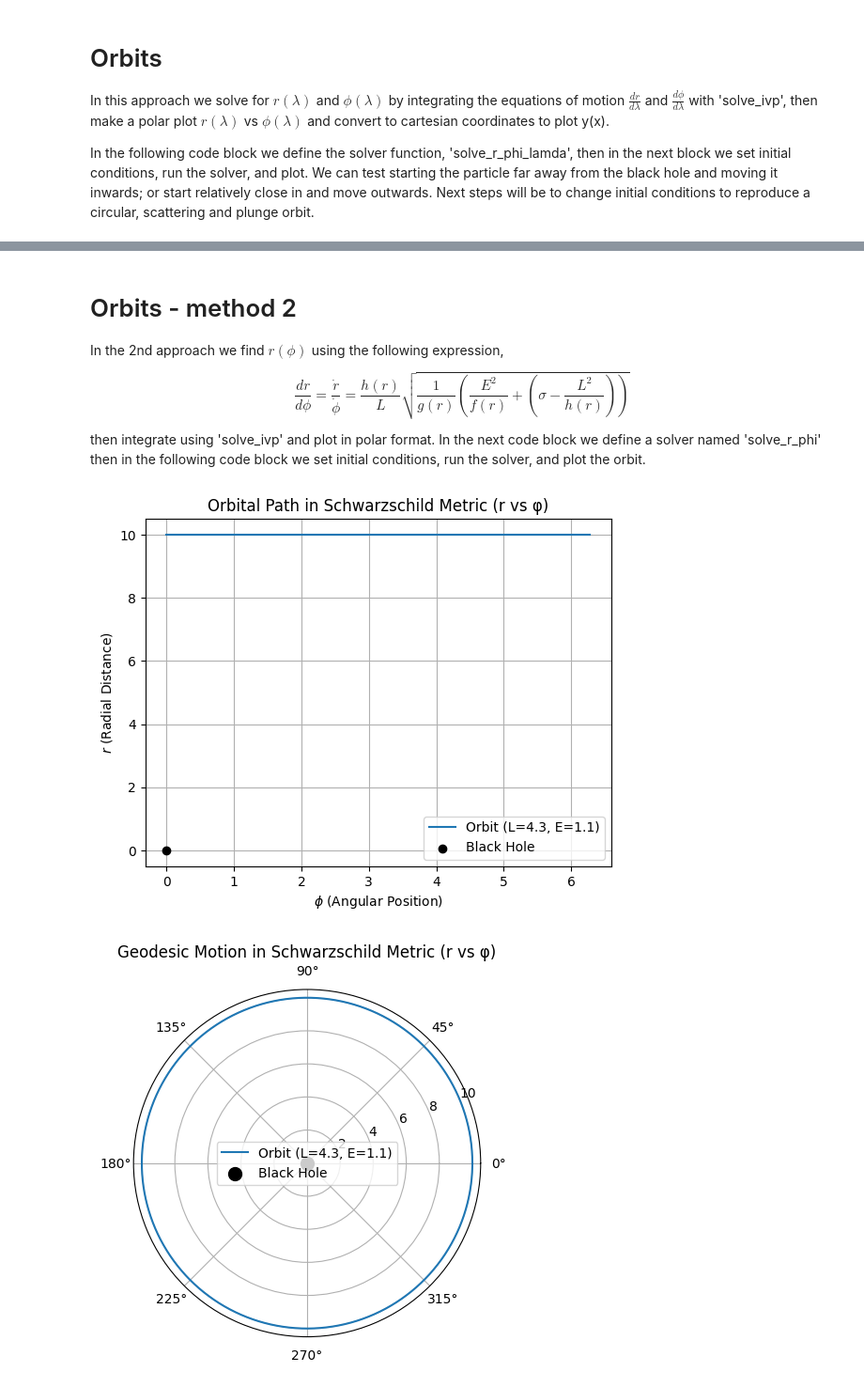
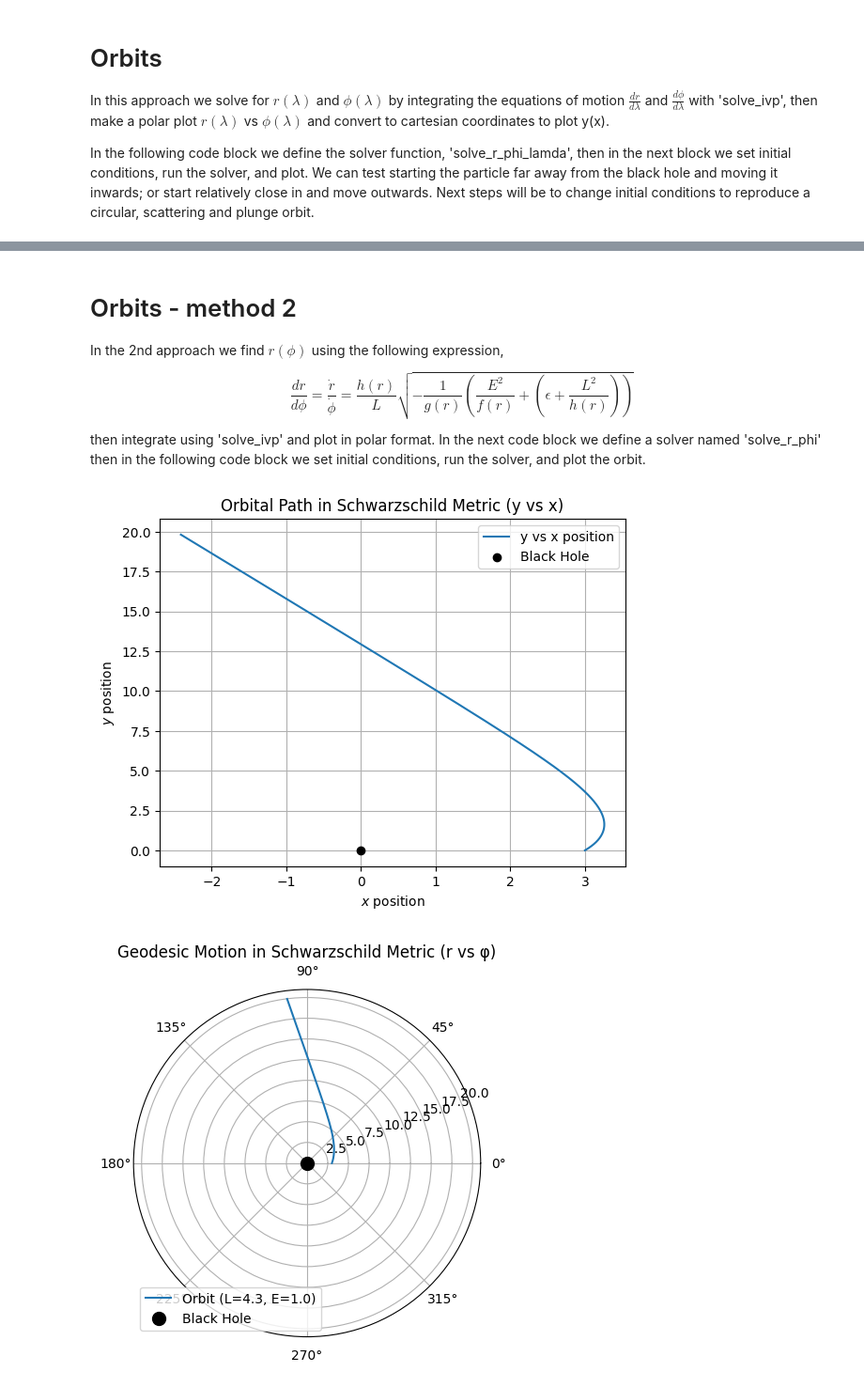
Before and after one commit to AdamSmithOrlik/quantum-black-holes, a Jupyter notebook: sue/research-2.ipynb, the cells around one changed output, grey strips where cells are left out. Shown at 94% size. Saved outputs shown, nothing was run; the diff lists cells and outputs as text; code cells hidden in the pictures.

Commit message:
add orbits Feb27

```diff
--- a/sue/research-2.ipynb
+++ b/sue/research-2.ipynb
@@ -439,7 +501,7 @@ Initial dr/dlambda: 1.02908522743141
 
 In the 2nd approach we find $r(\phi)$ using the following expression,
 
-$$\frac{dr}{d\phi} = \frac{\dot{r}}{\dot{\phi}} = \frac{h(r)}{L} \sqrt{\frac{1}{g(r)} \left( \frac{E^2}{f(r)} + \left( \sigma - \frac{L^2}{h(r)} \right) \right)}$$
+$$\frac{dr}{d\phi} = \frac{\dot{r}}{\dot{\phi}} = \frac{h(r)}{L} \sqrt{-\frac{1}{g(r)} \left( \frac{E^2}{f(r)} + \left( \epsilon +\frac{L^2}{h(r)} \right) \right)}$$
 
 then integrate using 'solve_ivp' and plot in polar format. In the next code block we define a solver named 'solve_r_phi' then in the following code block we set initial conditions, run the solver, and plot the orbit.
 # %%
@@ -447,7 +509,7 @@ then integrate using 'solve_ivp' and plot in polar format. In the next code bloc
 # define dr/dphi solver function for integration
 def solve_r_phi(params, phi_range, r_init, epsilon=0):
 
-    E, L, M, Q_b, Q_c = params  # unpack parameters
+    E, L, M, Q_b, Q_c, r_max = params  # unpack parameters
 
     def dr_dphi(phi, y):
         r = y[0]
@@ -460,8 +522,7 @@ def solve_r_phi(params, phi_range, r_init, epsilon=0):
         hh = h(r, M, Q_c)
         ff = f(r, M, Q_b, Q_c)
         gg = g(r, M, Q_b, Q_c)
-        # adjust dr_dphi for quantum corrections
-        dr_dphi = (hh / L) * np.sqrt(max(0, 1 / gg * (E**2 / ff + (epsilon - L**2 / hh))))
+        dr_dphi = (hh / L) * gr.s.sqrt(max(0, -1 / gg * (E**2 / ff + (L**2 / hh + epsilon))))
         return [dr_dphi]
 
     # Solve the ODE
@@ -469,38 +530,43 @@ def solve_r_phi(params, phi_range, r_init, epsilon=0):
     return sol
 # %%
 # Block 10
-# code to integrate dr_dphi and display as a polar plot
+# code to integrate dr_dphi and display as a polar plot and cartesian plot
 
 # initial conditions
-phi_range = (0, 2 * np.pi)
-r_init = 5 * rs1
-params = [E1, L1, M1, Q_b1, Q_c1]
-r_max = 10 * rs1
-sol_r_phi = solve_r_phi(params, phi_range, r_init)
+phi_range2 = (0, 2 * np.pi)
+r_init2 = 1.5 * rs1
+r_max2 = 10 * rs1
+params2 = [E1, L1, M1, Q_b1, Q_c1, r_max2]
+sol_r_phi = solve_r_phi(params2, phi_range2, r_init2)
 
 # extract solution
-phi_vals = sol_r_phi.t
-r_vals = sol_r_phi.y[0]
-valid_indices = r_vals <= r_max
-phi_vals2 = phi_vals[valid_indices]
-r_vals2 = r_vals[valid_indices]
+phi_vals2 = sol_r_phi.t
+r_vals2 = sol_r_phi.y[0]
+valid_indices = r_vals2 <= r_max2
+phi_vals3 = phi_vals2[valid_indices]
+r_vals3 = r_vals2[valid_indices]
 
-plt.plot(phi_vals2, r_vals2, label=f'Orbit (L={L1}, E={E1})')
+# convert to cartesian coords
+x2 = r_vals3 * np.cos(phi_vals3)
+y2 = r_vals3 * np.sin(phi_vals3)
+
+# cartesian coordinates
+plt.plot(x2, y2, label=f'y vs x position')
 plt.scatter([0], [0], color='black', label='Black Hole', zorder=5)
-plt.xlabel(r'$\phi$ (Angular Position)')
-plt.ylabel(r'$r$ (Radial Distance)')
-plt.title('Orbital Path in Schwarzschild Metric (r vs φ)')
+plt.xlabel(r'$x$ position')
+plt.ylabel(r'$y$ position')
+plt.title('Orbital Path in Schwarzschild Metric (y vs x)')
 plt.legend()
 plt.grid(True)
 plt.show()
 
 # plar plot
-plt.polar(phi_vals2, r_vals2, label=f'Orbit (L={L1}, E={E1})')
+plt.polar(phi_vals3, r_vals3, label=f'Orbit (L={L1}, E={E1})')
 plt.scatter([0], [0], color='black', marker='o', s=100, label='Black Hole', zorder=5)
 plt.title('Geodesic Motion in Schwarzschild Metric (r vs φ)')
 plt.legend()
 plt.grid(True)
 plt.show()
 # %% [output]
-[figure, old version]
+[figure, new version]
-[figure, old version]
+[figure, new version]
```
Also changed, not shown: parts of 6 cells of this notebook, 1 other file.
